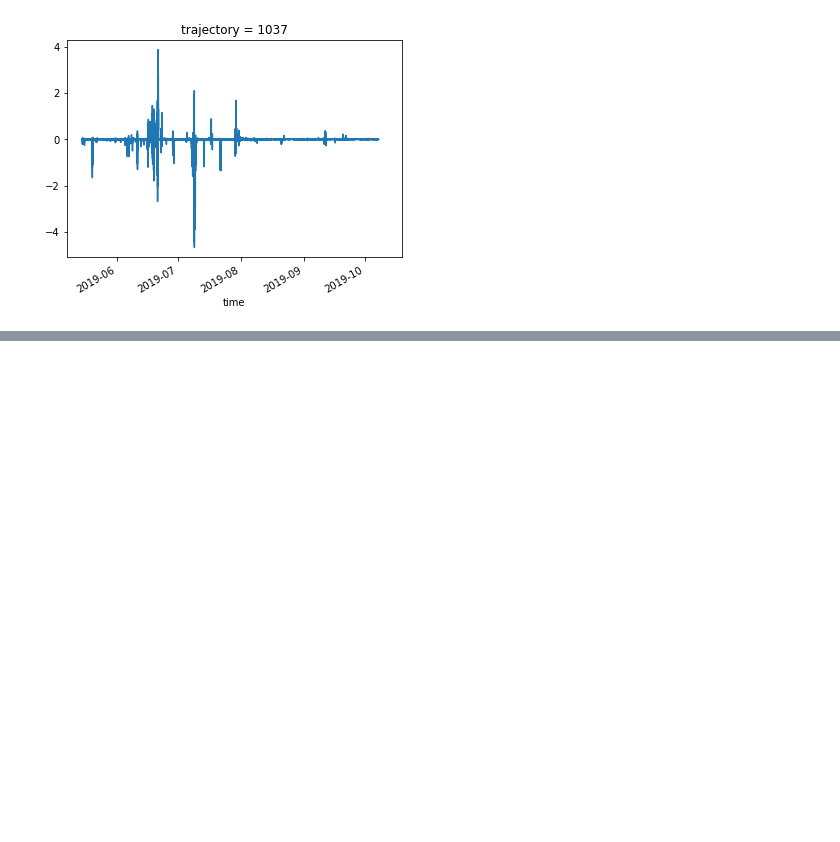
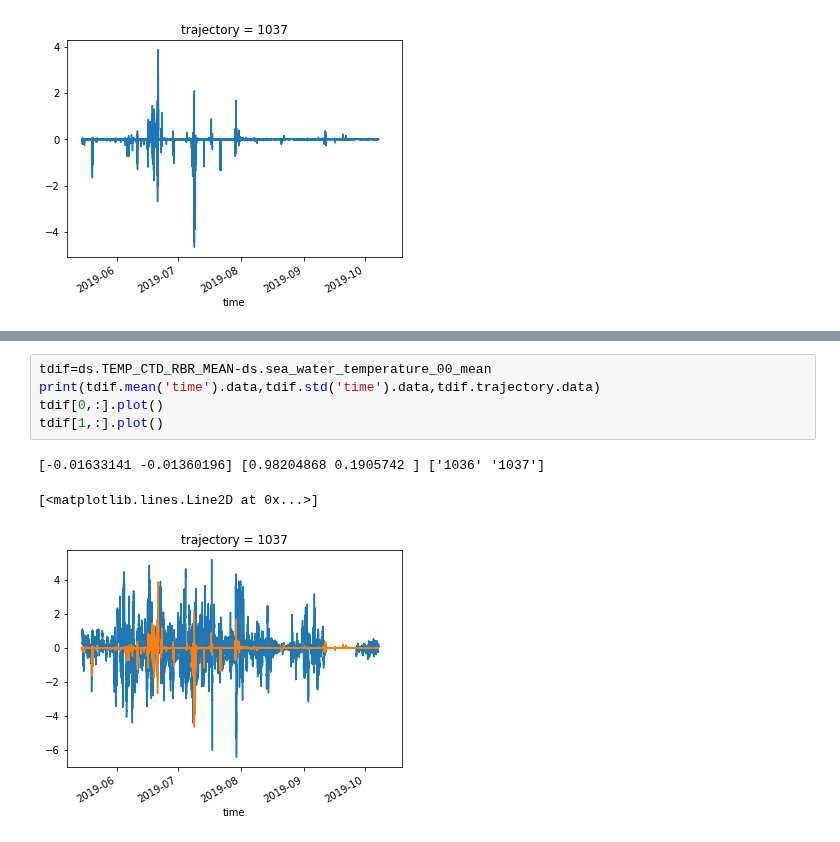
Before and after one commit to cgentemann/Saildrone, a Jupyter notebook: temp_loggers/Arctic_temp_loggers_single_file_and_collocate.ipynb, the cells around one changed output, grey strips where cells are left out. Drawn from its saved outputs; the diff is of its cells as text; blank space fills up the shorter version.

```diff
--- a/temp_loggers/Arctic_temp_loggers_single_file_and_collocate.ipynb
+++ b/temp_loggers/Arctic_temp_loggers_single_file_and_collocate.ipynb
@@ -361,0 +343,9 @@ print(tdif.mean('time').data,tdif.std('time').data)
+# %%
+tdif=ds.TEMP_CTD_RBR_MEAN-ds.sea_water_temperature_00_mean
+print(tdif.mean('time').data,tdif.std('time').data,tdif.trajectory.data)
+tdif[0,:].plot()
+tdif[1,:].plot()
+# %% [output]
+[-0.01633141 -0.01360196] [0.98204868 0.1905742 ] ['1036' '1037']
+[<matplotlib.lines.Line2D at 0x...>]
+[figure, added]
```
Also changed, not shown: parts of 28 cells of this notebook, 1 other file.
